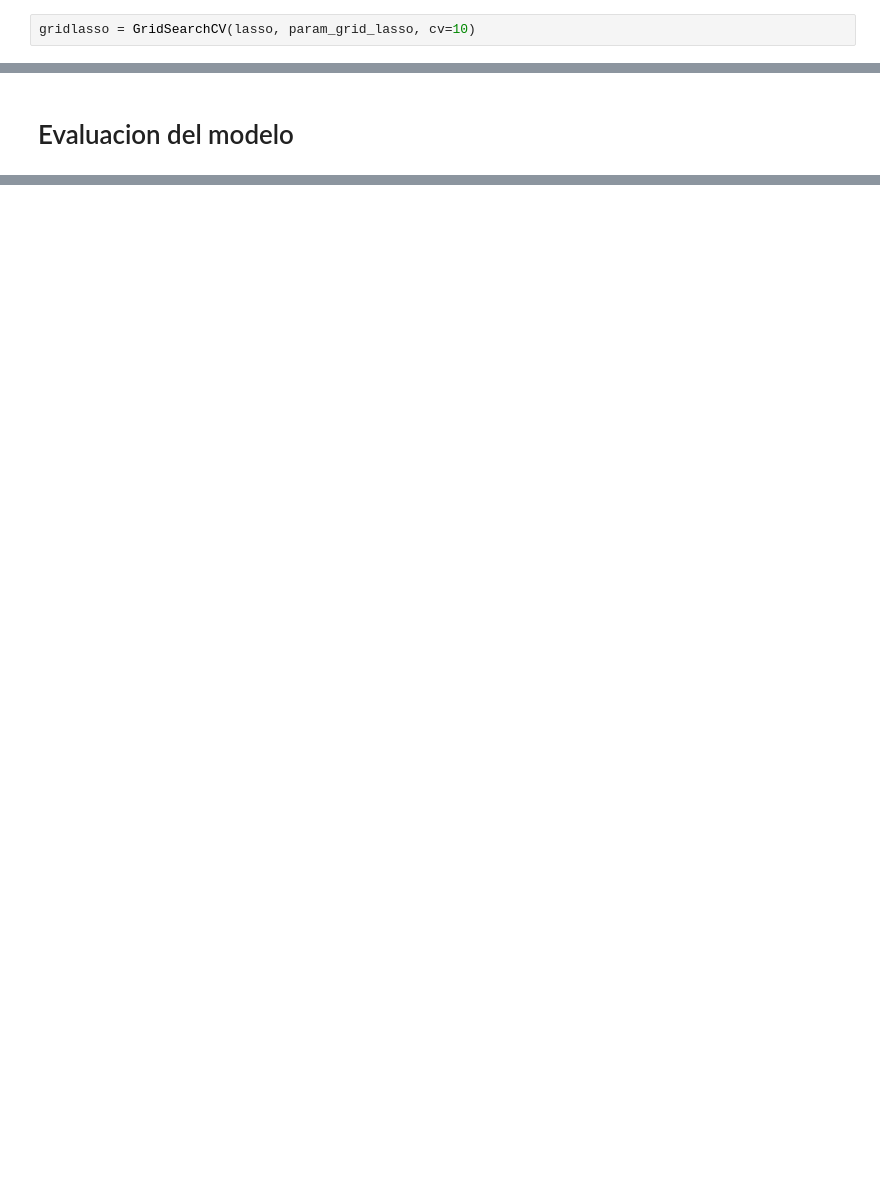
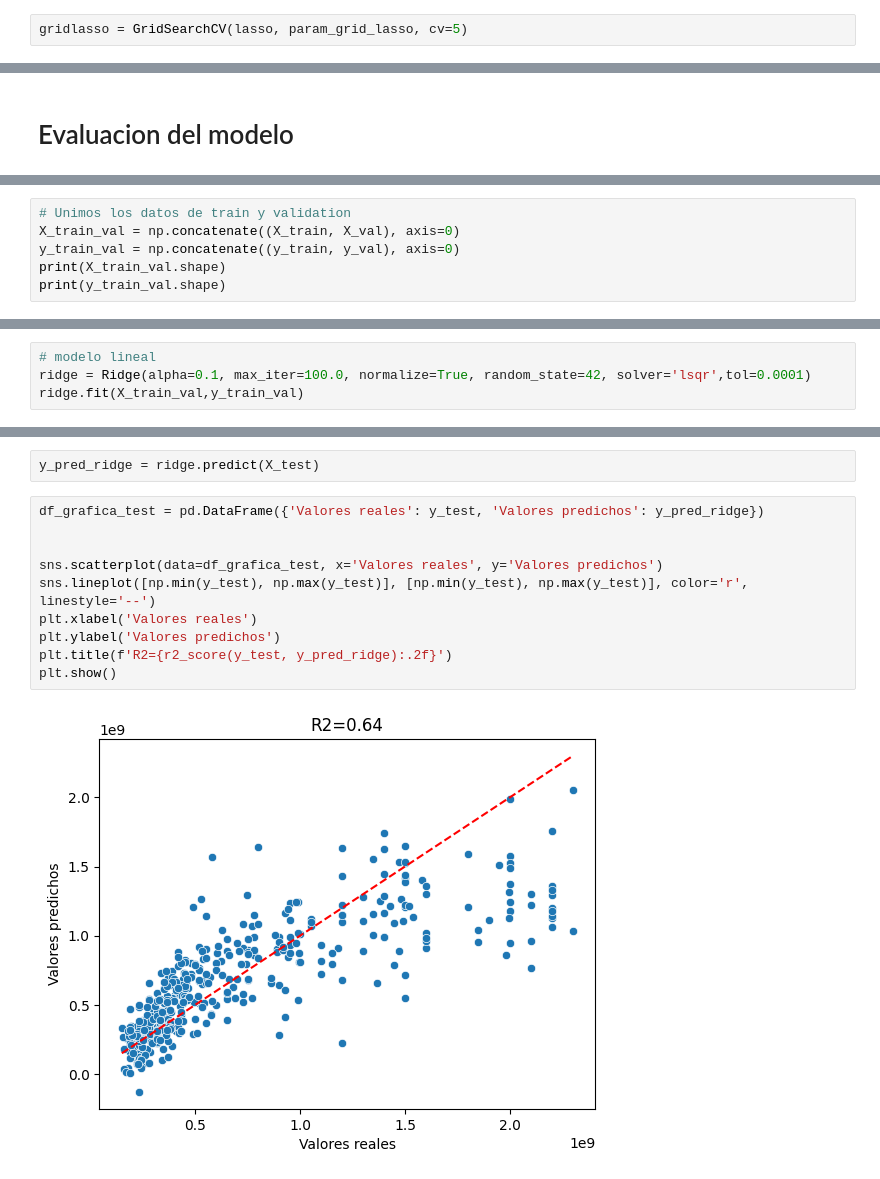
Before and after one commit to juanguzman2/Analisis-del-precio-de-las-viviendas-en-el-oriente-antioqueno, a Jupyter notebook: Script/Modelado_estadistico/regresion_lineal.ipynb, the cells around one changed output, grey strips where cells are left out. Cells and saved outputs as stored; diff of their text form; blank space fills up the shorter version.

Commit message:
se concluyo con la estimacion mediante modelos de regresion, sigue probar arboles de desicion

```diff
--- a/Script/Modelado_estadistico/regresion_lineal.ipynb
+++ b/Script/Modelado_estadistico/regresion_lineal.ipynb
@@ -257,4 +243,4 @@ param_grid_lasso = {
    'selection': ['cyclic', 'random']
 }
 # %%
-gridlasso = GridSearchCV(lasso, param_grid_lasso, cv=10)
+gridlasso = GridSearchCV(lasso, param_grid_lasso, cv=5)
@@ -283,0 +321,6 @@ Ridge(alpha=0.1, max_iter=100.0, normalize=True, random_state=42, solver='lsqr',
+# %%
+# Unimos los datos de train y validation
+X_train_val = np.concatenate((X_train, X_val), axis=0)
+y_train_val = np.concatenate((y_train, y_val), axis=0)
+print(X_train_val.shape)
+print(y_train_val.shape)
@@ -283,0 +330,4 @@ Ridge(alpha=0.1, max_iter=100.0, normalize=True, random_state=42, solver='lsqr',
+# %%
+# modelo lineal
+ridge = Ridge(alpha=0.1, max_iter=100.0, normalize=True, random_state=42, solver='lsqr',tol=0.0001)
+ridge.fit(X_train_val,y_train_val)
@@ -283,0 +354,14 @@ Ridge(alpha=0.1, max_iter=100.0, normalize=True, random_state=42, solver='lsqr',
+# %%
+y_pred_ridge = ridge.predict(X_test)
+# %%
+df_grafica_test = pd.DataFrame({'Valores reales': y_test, 'Valores predichos': y_pred_ridge})
+
+
+sns.scatterplot(data=df_grafica_test, x='Valores reales', y='Valores predichos')
+sns.lineplot([np.min(y_test), np.max(y_test)], [np.min(y_test), np.max(y_test)], color='r', linestyle='--')
+plt.xlabel('Valores reales')
+plt.ylabel('Valores predichos')
+plt.title(f'R2={r2_score(y_test, y_pred_ridge):.2f}')
+plt.show()
+# %% [output]
+[figure, added]
```
Also changed, not shown: parts of 32 cells of this notebook, 1 other file.
